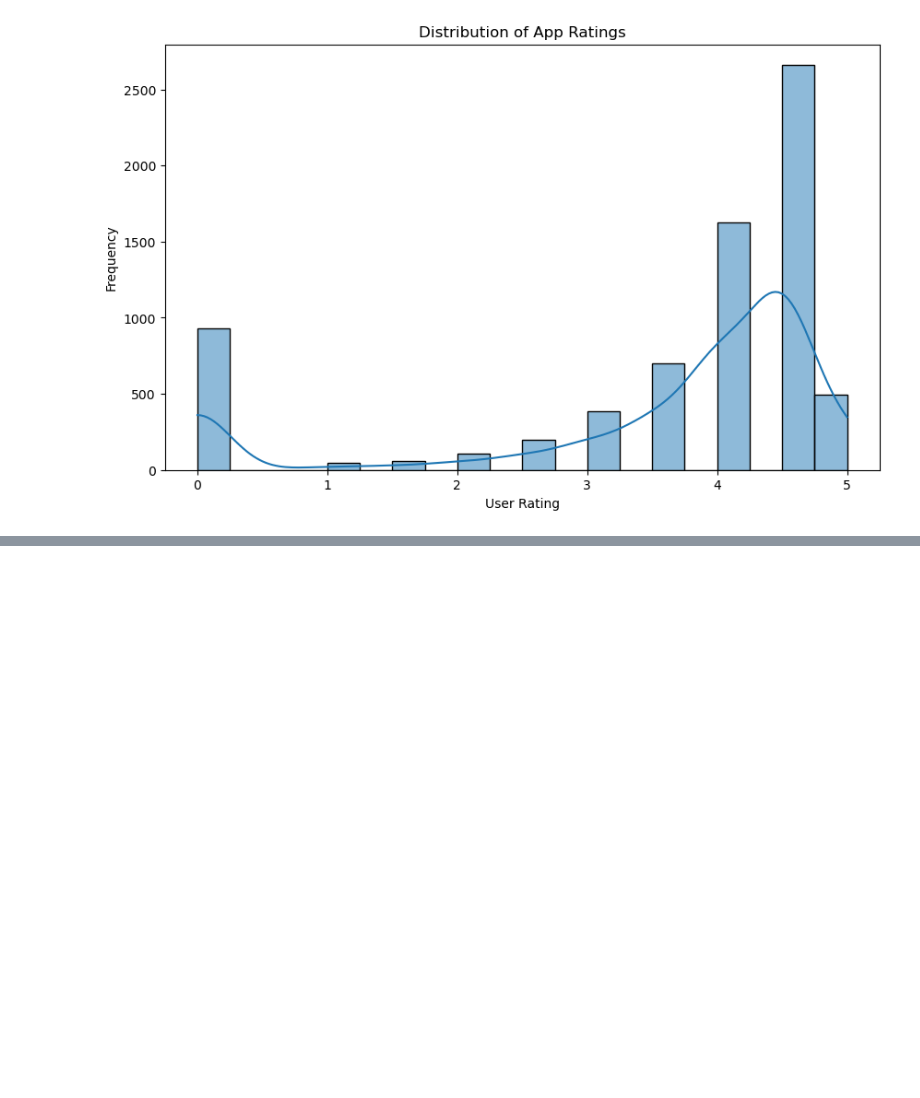
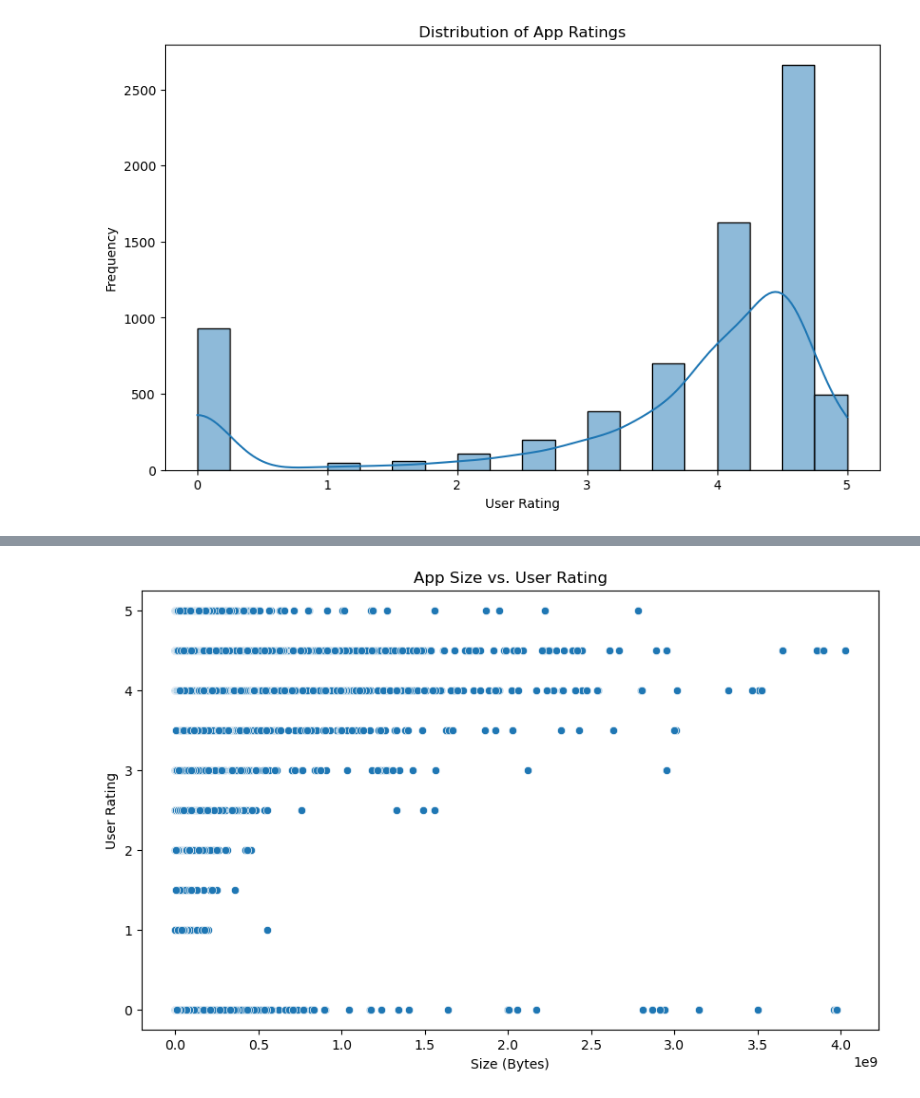
Before and after one commit to kshitij-jain-github/Analyzing-App-Store-Data, a Jupyter notebook: test.ipynb, the cells around one changed output, grey strips where cells are left out. Drawn from its saved outputs; the diff is of its cells as text; code cells hidden in the pictures; blank space fills up the shorter version.

Commit message:
correlation check

```diff
--- a/test.ipynb
+++ b/test.ipynb
@@ -115,0 +136,10 @@ plt.show()
+# %%
+# Correlation between app size and user rating
+plt.figure(figsize=(10,6))
+sns.scatterplot(x='size_bytes', y='user_rating', data=df)
+plt.title('App Size vs. User Rating')
+plt.xlabel('Size (Bytes)')
+plt.ylabel('User Rating')
+plt.show()
+# %% [output]
+[figure, added]
```
Also changed, not shown: parts of 2 cells of this notebook.
